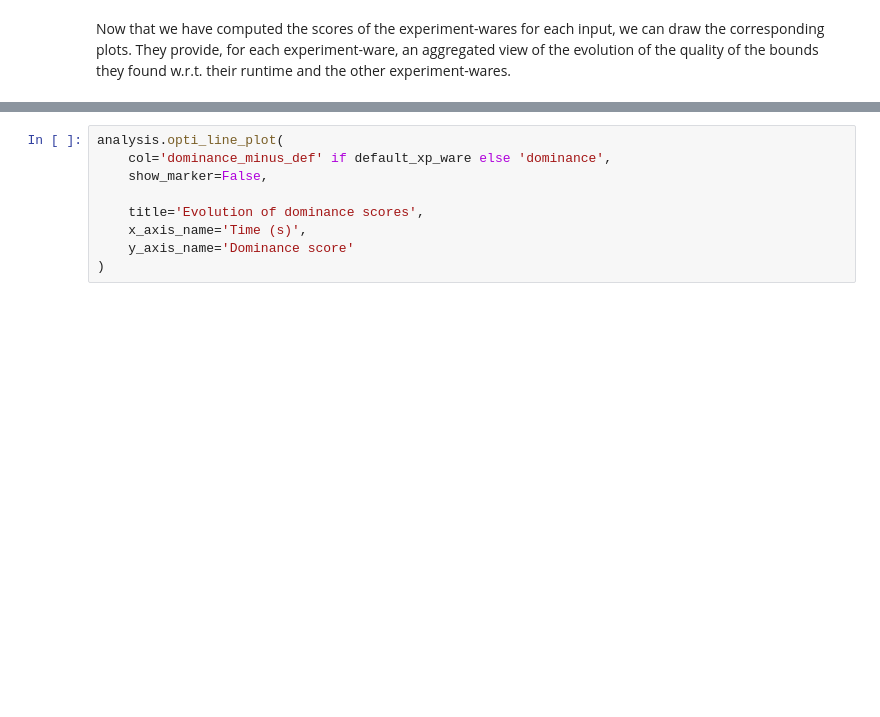
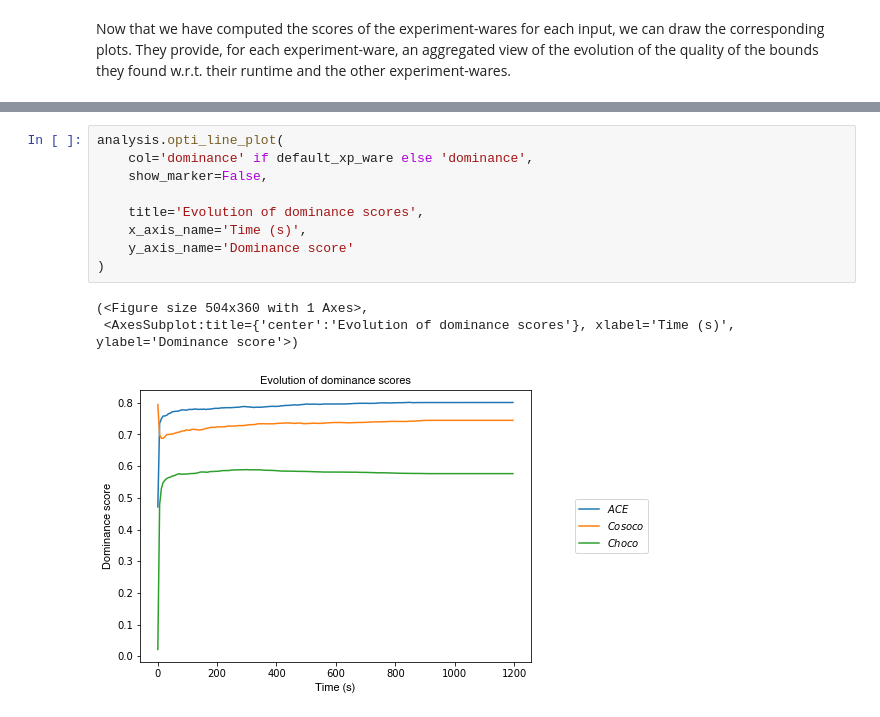
Before and after one commit to crillab/metrics-examples, a Jupyter notebook: cop-solvers/optim_analysis.ipynb, the cells around one changed output, grey strips where cells are left out. Saved outputs shown, nothing was run; the diff lists cells and outputs as text; blank space fills up the shorter version.

```diff
--- a/cop-solvers/optim_analysis.ipynb
+++ b/cop-solvers/optim_analysis.ipynb
@@ -79,11 +83,15 @@ analysis.opti_line_plot(
 # %%
 analysis.opti_line_plot(
-    col='dominance_minus_def' if default_xp_ware else 'dominance',
+    col='dominance' if default_xp_ware else 'dominance',
     show_marker=False,
 
     title='Evolution of dominance scores',
     x_axis_name='Time (s)',
     y_axis_name='Dominance score'
 )
+# %% [output]
+(<Figure size 504x360 with 1 Axes>,
+ <AxesSubplot:title={'center':'Evolution of dominance scores'}, xlabel='Time (s)', ylabel='Dominance score'>)
+[figure, added]
 # %%
 analysis.opti_line_plot(
```
Also changed, not shown: parts of 4 cells of this notebook, 2 other files.
